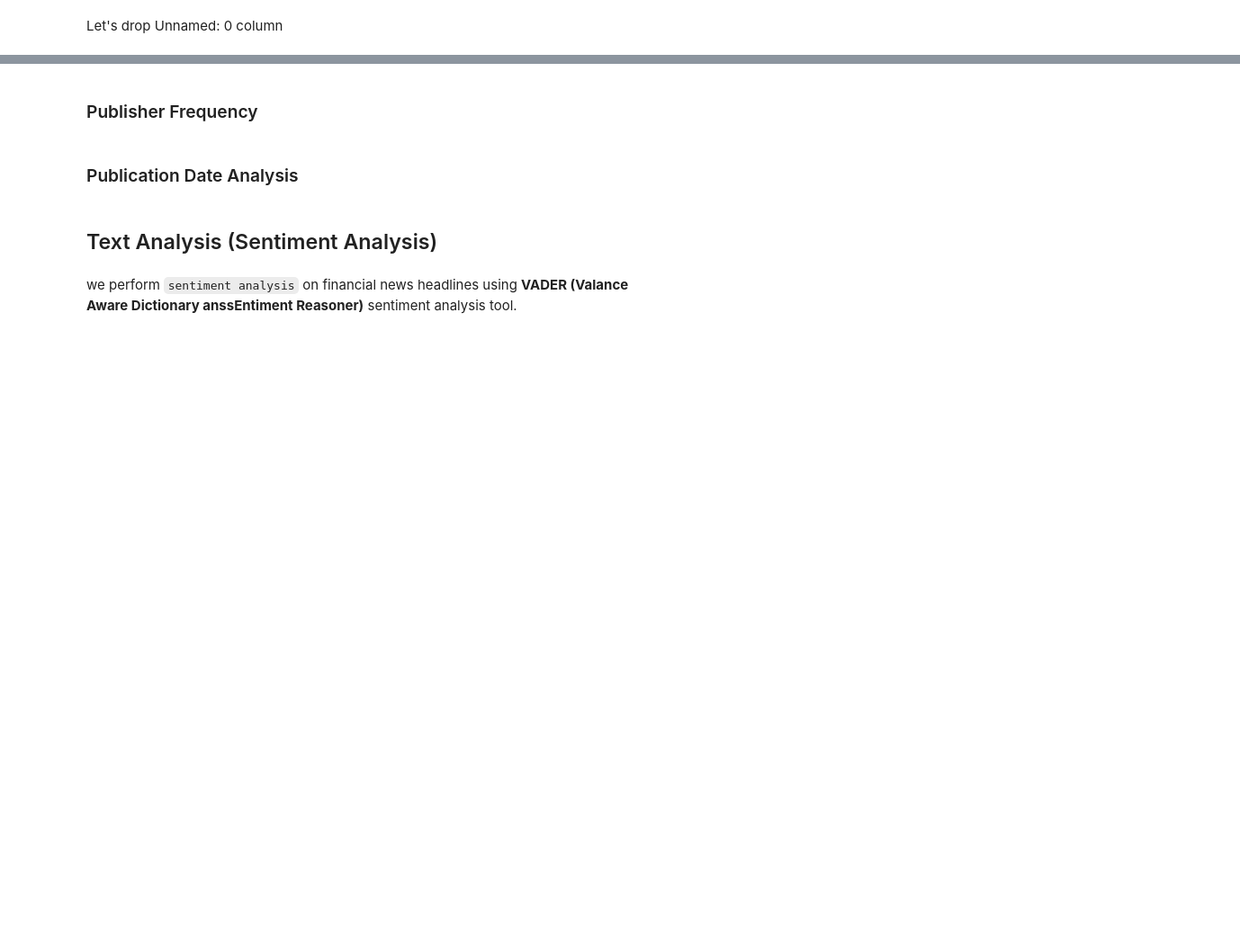
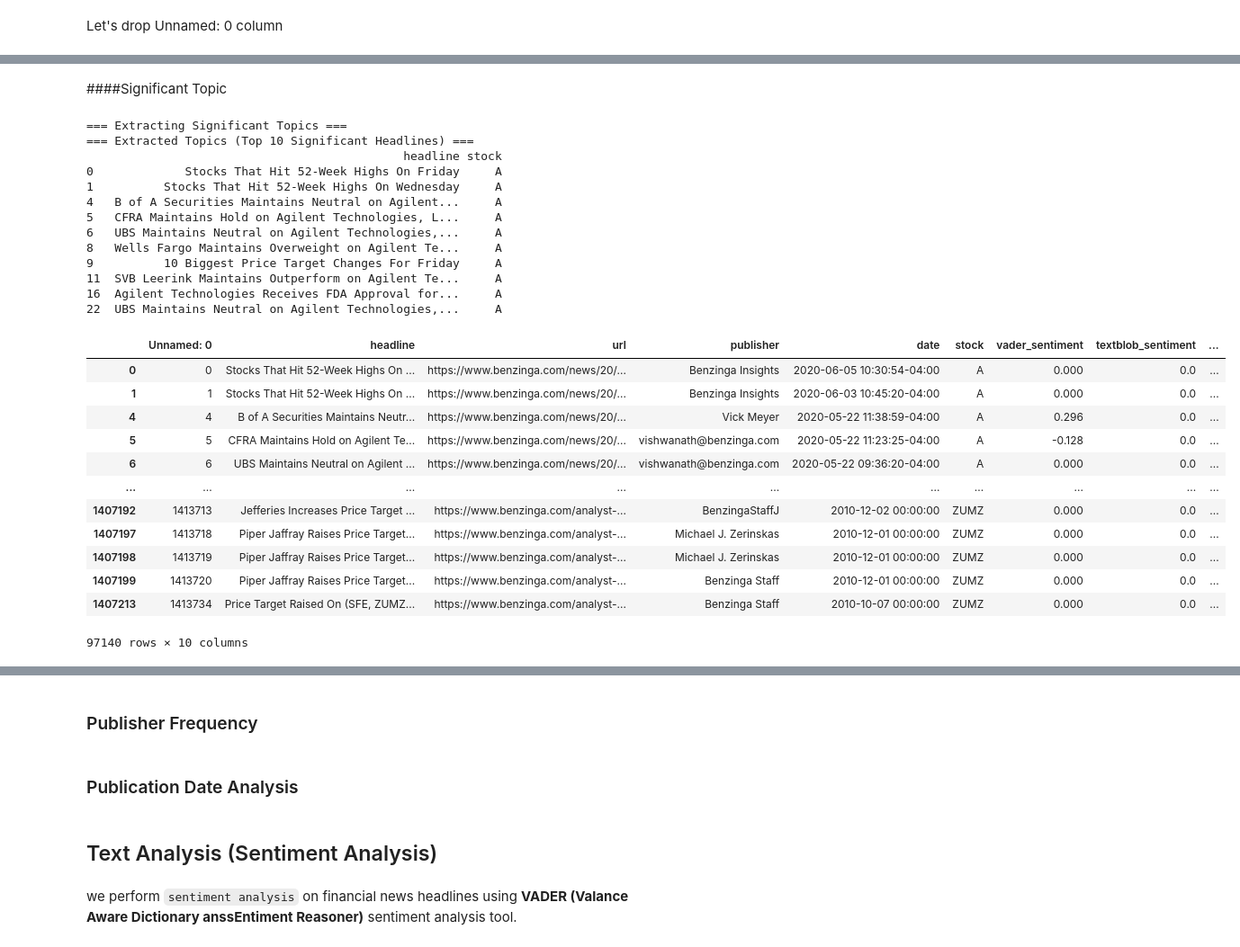
Before and after one commit to Abel-Marie/financial-news-analysis, a Jupyter notebook: notebooks/analysis.ipynb, the cells around one changed output, grey strips where cells are left out. Shown: that part at 90% size. Cells and saved outputs as stored; diff of their text form; code cells hidden in the pictures; blank space fills up the shorter version.

```diff
--- a/notebooks/analysis.ipynb
+++ b/notebooks/analysis.ipynb
@@ -159,0 +200,33 @@ Let's drop Unnamed: 0 column
+# %% [markdown]
+####Significant Topic
+# %%
+# Extract Significant Topics
+print("\n=== Extracting Significant Topics ===")
+extract_topics_from_headlines(raw_analyst_ratings, top_n=10)
+# %% [output]
+=== Extracting Significant Topics ===
+=== Extracted Topics (Top 10 Significant Headlines) ===
+                                             headline stock
+0             Stocks That Hit 52-Week Highs On Friday     A
+1          Stocks That Hit 52-Week Highs On Wednesday     A
+4   B of A Securities Maintains Neutral on Agilent...     A
+5   CFRA Maintains Hold on Agilent Technologies, L...     A
+6   UBS Maintains Neutral on Agilent Technologies,...     A
+8   Wells Fargo Maintains Overweight on Agilent Te...     A
+9          10 Biggest Price Target Changes For Friday     A
+11  SVB Leerink Maintains Outperform on Agilent Te...     A
+16  Agilent Technologies Receives FDA Approval for...     A
+22  UBS Maintains Neutral on Agilent Technologies,...     A
+|  | Unnamed: 0 | headline | url | publisher | date | stock | vader_sentiment | textblob_sentiment | ... |
+| 0 | 0 | Stocks That Hit 52-Week Highs On ... | https://www.benzinga.com/news/20/... | Benzinga Insights | 2020-06-05 10:30:54-04:00 | A | 0.000 | 0.0 | ... |
+| 1 | 1 | Stocks That Hit 52-Week Highs On ... | https://www.benzinga.com/news/20/... | Benzinga Insights | 2020-06-03 10:45:20-04:00 | A | 0.000 | 0.0 | ... |
+| 4 | 4 | B of A Securities Maintains Neutr... | https://www.benzinga.com/news/20/... | Vick Meyer | 2020-05-22 11:38:59-04:00 | A | 0.296 | 0.0 | ... |
+| 5 | 5 | CFRA Maintains Hold on Agilent Te... | https://www.benzinga.com/news/20/... | vishwanath@benzinga.com | 2020-05-22 11:23:25-04:00 | A | -0.128 | 0.0 | ... |
+| 6 | 6 | UBS Maintains Neutral on Agilent ... | https://www.benzinga.com/news/20/... | vishwanath@benzinga.com | 2020-05-22 09:36:20-04:00 | A | 0.000 | 0.0 | ... |
+| ... | ... | ... | ... | ... | ... | ... | ... | ... | ... |
+| 1407192 | 1413713 | Jefferies Increases Price Target ... | https://www.benzinga.com/analyst-... | BenzingaStaffJ | 2010-12-02 00:00:00 | ZUMZ | 0.000 | 0.0 | ... |
+| 1407197 | 1413718 | Piper Jaffray Raises Price Target... | https://www.benzinga.com/analyst-... | Michael J. Zerinskas | 2010-12-01 00:00:00 | ZUMZ | 0.000 | 0.0 | ... |
+| 1407198 | 1413719 | Piper Jaffray Raises Price Target... | https://www.benzinga.com/analyst-... | Michael J. Zerinskas | 2010-12-01 00:00:00 | ZUMZ | 0.000 | 0.0 | ... |
+| 1407199 | 1413720 | Piper Jaffray Raises Price Target... | https://www.benzinga.com/analyst-... | Benzinga Staff | 2010-12-01 00:00:00 | ZUMZ | 0.000 | 0.0 | ... |
+| 1407213 | 1413734 | Price Target Raised On (SFE, ZUMZ... | https://www.benzinga.com/analyst-... | Benzinga Staff | 2010-10-07 00:00:00 | ZUMZ | 0.000 | 0.0 | ... |
+97140 rows × 10 columns
```
Also changed, not shown: parts of 28 cells of this notebook.
